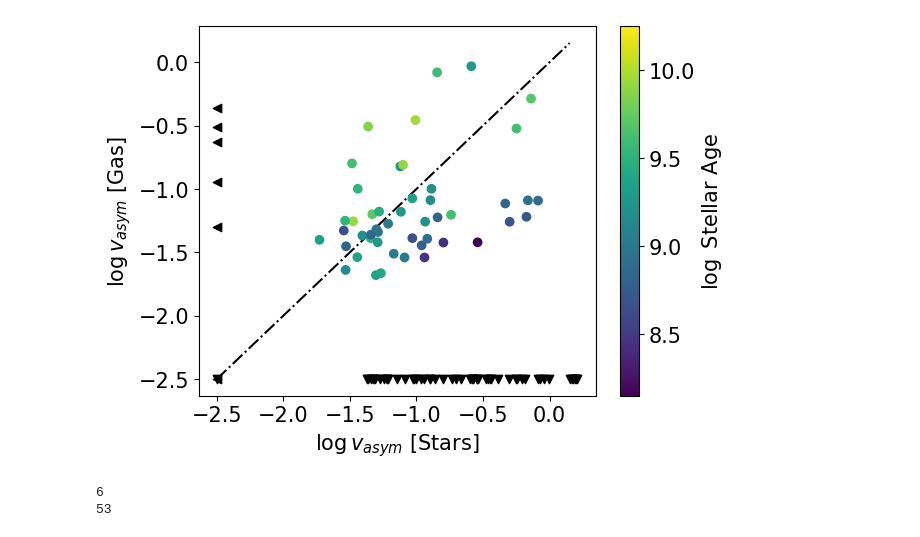
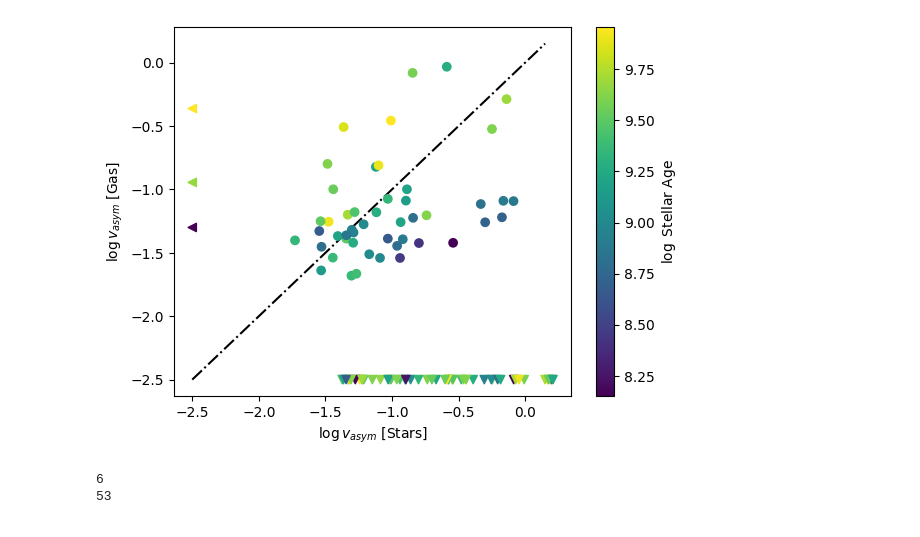
Before and after one commit to r-bagge/MAGPI_kinematics, a Jupyter notebook: plots.ipynb, the cells around one changed output. Drawn from its saved outputs; the diff is of its cells as text; code cells hidden in the pictures.

```diff
--- a/plots.ipynb
+++ b/plots.ipynb
@@ -34,28 +18,28 @@ ssp
 # %%
 s = sample["v_asym_s"].to_numpy()
 s[np.isnan(s)]=10**(-2.5)
 g = sample["v_asym_g"].to_numpy()
 g[np.isnan(g)]=10**(-2.5)
 g = np.log10(g)
 #gg = g[g>-2.5]
 s = np.log10(s)
 #ss = s[s>-2.5]
 x = np.ones(6)
 x[x==1]=-2.5
 y = np.ones(53)
 y[y==1]=-2.5
 fig,ax = plt.subplots()
 p=ax.scatter(s[(g>-2.5) & (s>-2.5)],g[(g>-2.5) & (s>-2.5)],
-             c=ssp["logage_LW_2re"].to_numpy()[(g>-2.5) & (s>-2.5)],zorder=2,vmin=8.15,vmax=10.25)
-ax.scatter(x,g[s==-2.5],marker="<",c="k")
-ax.scatter(s[g==-2.5],y,marker="v",c="k")
+             c=ssp["logage_LW_2re"].to_numpy()[(g>-2.5) & (s>-2.5)],zorder=2)
+ax.scatter(x,g[s==-2.5],marker="<",c=ssp["logage_LW_2re"].to_numpy()[s==-2.5])
+ax.scatter(s[g==-2.5],y,marker="v",c=ssp["logage_LW_2re"].to_numpy()[g==-2.5])
 ax.plot(np.linspace(-2.5,0.15),np.linspace(-2.5,0.15),color="k",ls="dashdot",zorder=1)
 plt.colorbar(p,ax=ax,label=r"$\log$ Stellar Age")
 ax.set_xlabel(r"$\log v_{asym}$ [Stars]")
 ax.set_ylabel(r"$\log v_{asym}$ [Gas]")
 plt.show()
 # %% [output]
-[figure, old version]
+[figure, new version]
 # %%
 print(len(g[s==-2.5]))
 print(len(s[g==-2.5]))
```
Also changed, not shown: parts of 1 cell of this notebook.
